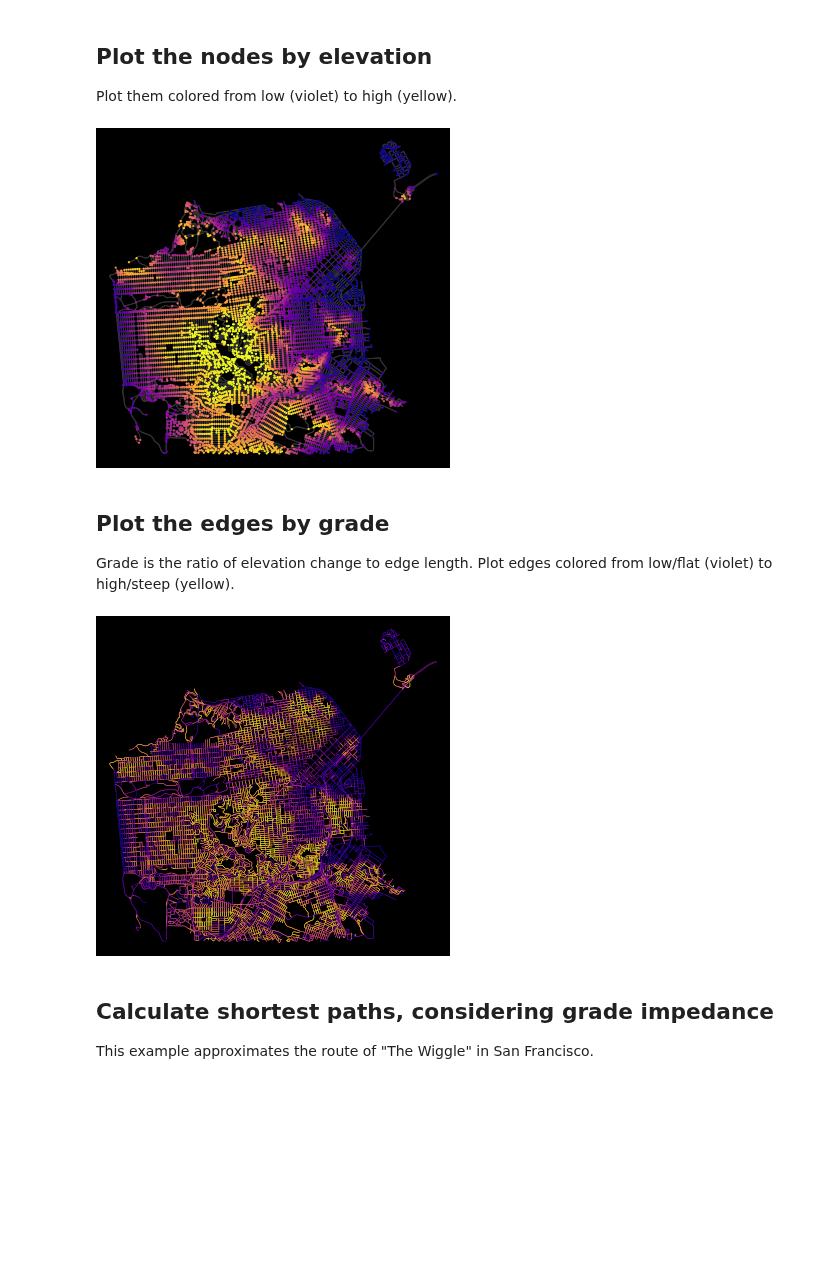
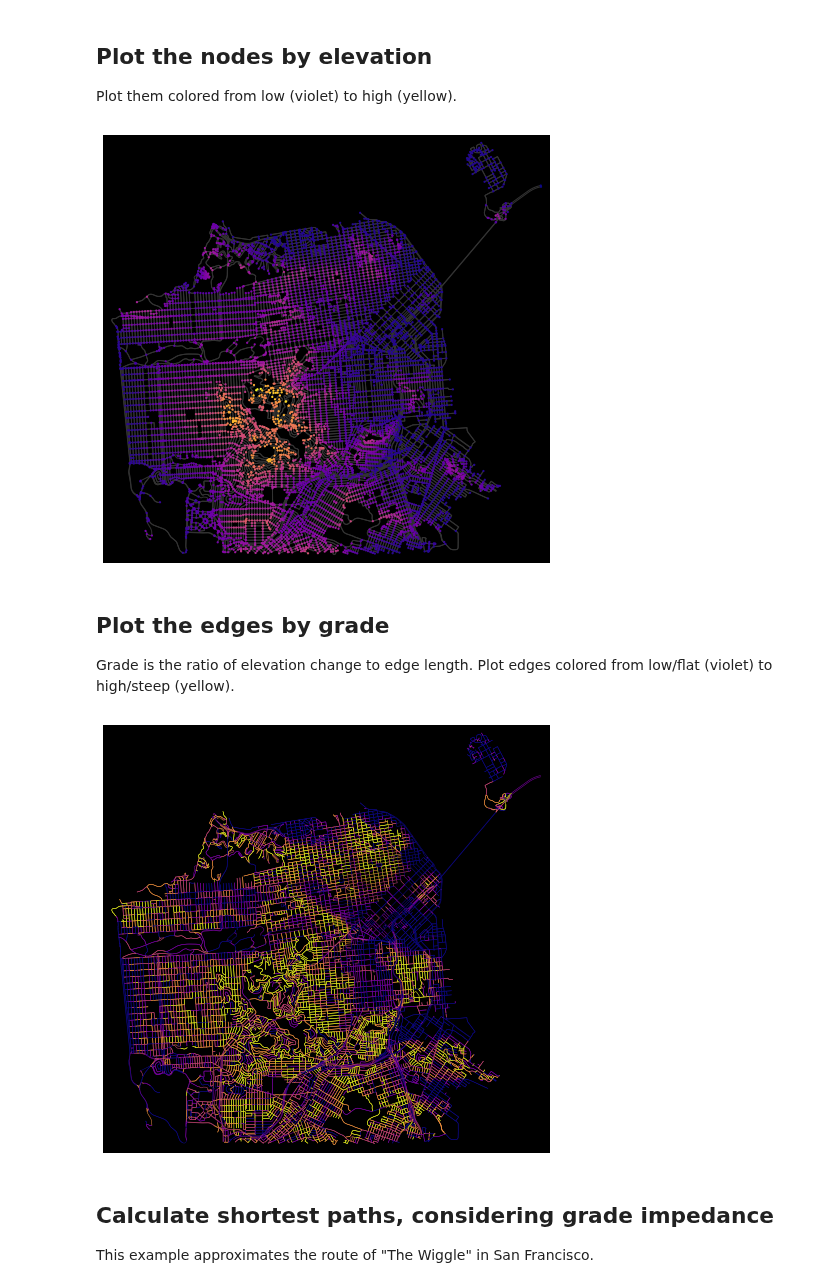
Before and after one commit to gboeing/osmnx-examples, a Jupyter notebook: notebooks/12-node-elevations-edge-grades.ipynb, the cells around one changed output. Drawn from its saved outputs; the diff is of its cells as text; code cells hidden in the pictures; blank space fills up the shorter version.

```diff
--- a/notebooks/12-node-elevations-edge-grades.ipynb
+++ b/notebooks/12-node-elevations-edge-grades.ipynb
@@ -54,21 +54,20 @@ Median street grade in San Francisco is 2.6%
 Plot them colored from low (violet) to high (yellow).
 # %%
 # get one color for each node, by elevation, then plot the network
-nc = ox.plot.get_node_colors_by_attr(G, 'elevation', cmap='plasma', num_bins=20)
-fig, ax = ox.plot_graph(G, node_color=nc, node_size=5, node_zorder=2,
-                        edge_color='#333333', bgcolor='k')
+nc = ox.plot.get_node_colors_by_attr(G, 'elevation', cmap='plasma')
+fig, ax = ox.plot_graph(G, node_color=nc, node_size=5, edge_color='#333333', bgcolor='k')
 # %% [output]
-[figure, old version]
+[figure, new version]
 # %% [markdown]
 ## Plot the edges by grade
 
 Grade is the ratio of elevation change to edge length. Plot edges colored from low/flat (violet) to high/steep (yellow).
 # %%
 # get a color for each edge, by grade, then plot the network
-ec = ox.plot.get_edge_colors_by_attr(G, 'grade_abs', cmap='plasma', num_bins=100)
-fig, ax = ox.plot_graph(G, fig_height=6, edge_color=ec, edge_linewidth=0.5, node_size=0, bgcolor='k')
+ec = ox.plot.get_edge_colors_by_attr(G, 'grade_abs', cmap='plasma', num_bins=5, equal_size=True)
+fig, ax = ox.plot_graph(G, edge_color=ec, edge_linewidth=0.5, node_size=0, bgcolor='k')
 # %% [output]
-[figure, old version]
+[figure, new version]
 # %% [markdown]
 ## Calculate shortest paths, considering grade impedance
 
```
Also changed, not shown: parts of 7 cells of this notebook, 16 other files.
